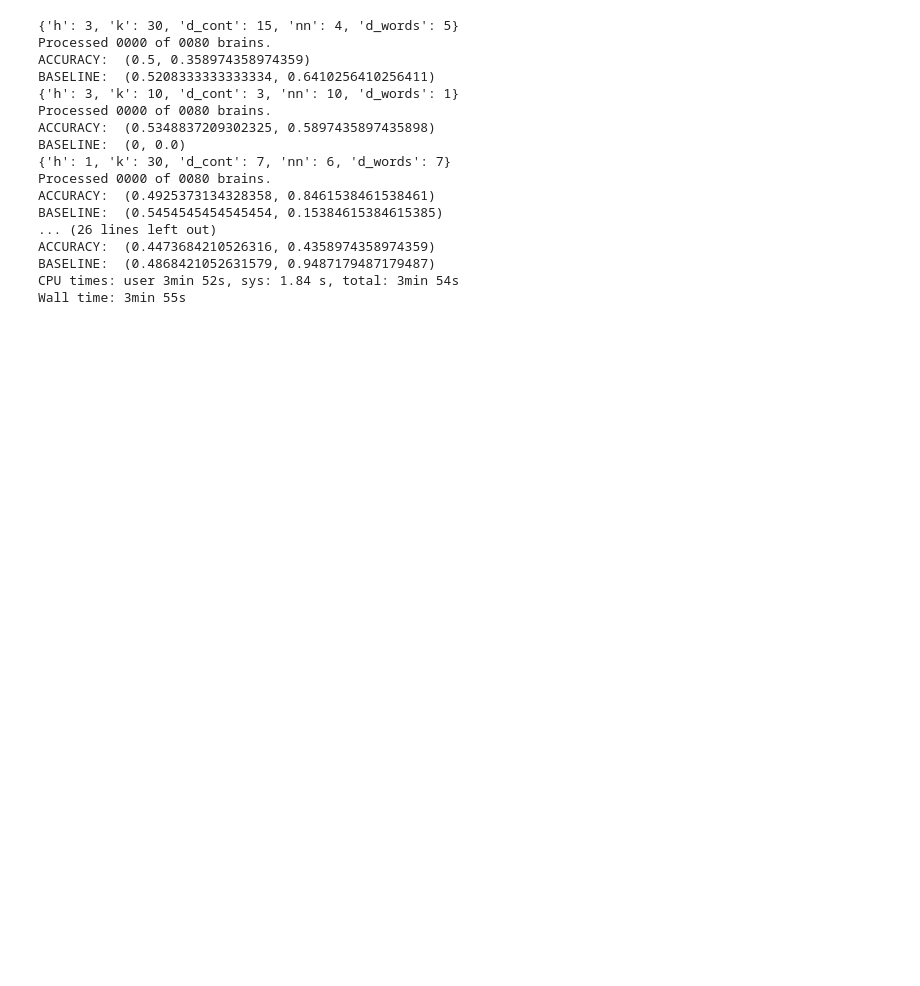
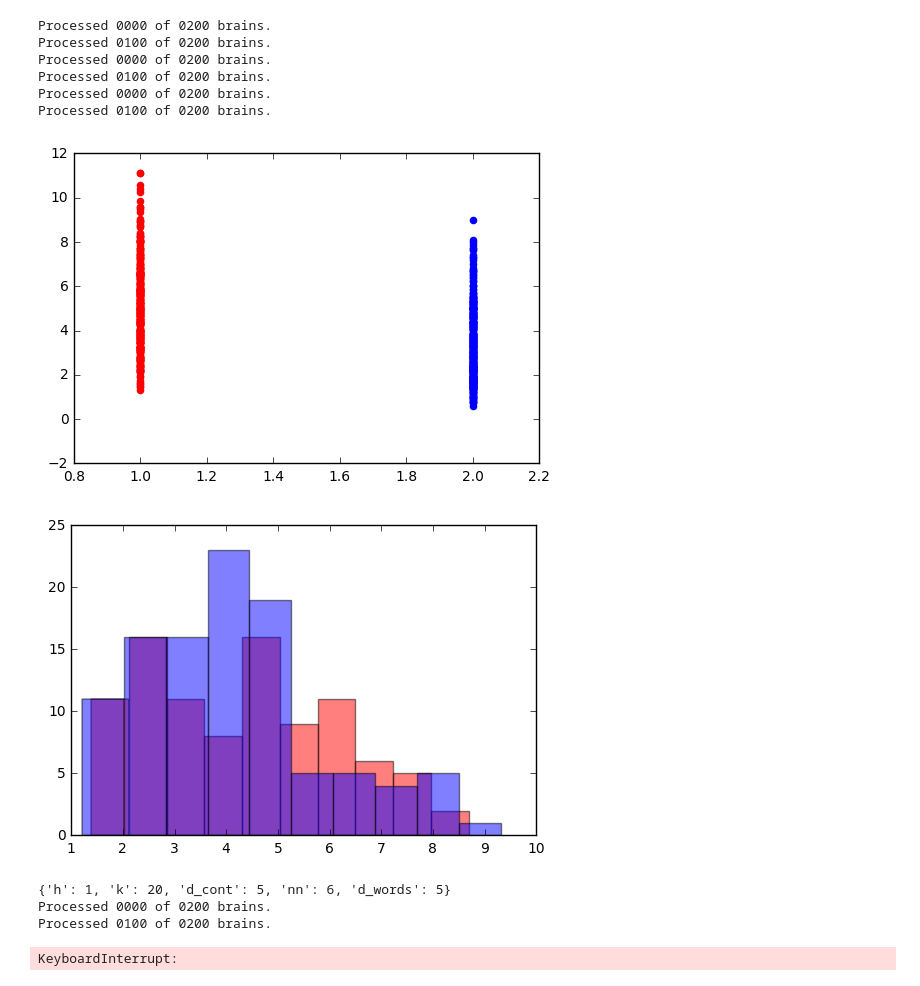
Before and after one commit to rmarren1/jhu-projects, a Jupyter notebook: notes/Sandbox.ipynb, the cells around one changed output. Saved outputs shown, nothing was run; the diff lists cells and outputs as text; code cells hidden in the pictures; blank space fills up the shorter version.

```diff
--- a/notes/Sandbox.ipynb
+++ b/notes/Sandbox.ipynb
@@ -60,3 +145,33 @@ Wall time: 85.3 ms
+# %%
+corr_tu = cd.run_function(basic.correl, D['tune'])
+ap_tu = cd.run_function(sim.ap, corr_tu)
+bl_tu = cd.run_function(sim.blocked, ap_tu)
+tp = 0
+fp = 0
+tn = 0
+fn = 0
+thing = sum_a - sum_c
+thing[thing < .01] = 0
+thing=thing * 10
+thing = np.power(thing, 5)
+evidence_a = map(lambda x: np.sum(x * (thing)),bl_a)
+evidence_c = map(lambda x: np.sum(x * (thing)),bl_c)
+plt.scatter([1] * len(evidence_a), evidence_a, color='red')
+plt.scatter([2] * len(evidence_c), evidence_c, color='blue')
+plt.show()
+evidence_tu = np.array(map(lambda x: np.sum(x * (thing)), bl_tu))
+plt.hist(evidence_tu[L['tune'] == 1], color='red', alpha = .5)
+plt.hist(evidence_tu[L['tune'] == 2], color='blue', alpha = .5)
+plt.show()
+# %% [output]
+Processed 0000 of 0200 brains.
+Processed 0100 of 0200 brains.
+Processed 0000 of 0200 brains.
+Processed 0100 of 0200 brains.
+Processed 0000 of 0200 brains.
+Processed 0100 of 0200 brains.
+[figure, added]
+[figure, added]
 # %%
 %%time
 k_params = [10, 20, 30]
@@ -66,7 +181,7 @@ d_words_params = [8, 6, 4]
 nn_params = [4, 6, 10, 14]
 outputs = []
 outputs2 = []
-for i in range(10):
+for i in range(1):
     i1, i2, i3, i4, i5 = np.random.randint(0, 3, 5)
     h = h_params[i1]
     k = k_params[i2]
@@ -88,23 +203,10 @@ for i in range(10):
     outputs2.append(out2)
     outputs.append(out)
 # %% [output]
-{'h': 3, 'k': 30, 'd_cont': 15, 'nn': 4, 'd_words': 5}
-Processed 0000 of 0080 brains.
-ACCURACY:  (0.5, 0.358974358974359)
-BASELINE:  (0.5208333333333334, 0.6410256410256411)
-{'h': 3, 'k': 10, 'd_cont': 3, 'nn': 10, 'd_words': 1}
-Processed 0000 of 0080 brains.
-ACCURACY:  (0.5348837209302325, 0.5897435897435898)
-BASELINE:  (0, 0.0)
-{'h': 1, 'k': 30, 'd_cont': 7, 'nn': 6, 'd_words': 7}
-Processed 0000 of 0080 brains.
-ACCURACY:  (0.4925373134328358, 0.8461538461538461)
-BASELINE:  (0.5454545454545454, 0.15384615384615385)
-... (26 lines left out)
-ACCURACY:  (0.4473684210526316, 0.4358974358974359)
-BASELINE:  (0.4868421052631579, 0.9487179487179487)
-CPU times: user 3min 52s, sys: 1.84 s, total: 3min 54s
-Wall time: 3min 55s
+{'h': 1, 'k': 20, 'd_cont': 5, 'nn': 6, 'd_words': 5}
+Processed 0000 of 0200 brains.
+Processed 0100 of 0200 brains.
+KeyboardInterrupt:
 # %%
 import matplotlib.pyplot as plt
 roc, models = zip(*outputs)
```
Also changed, not shown: parts of 8 cells of this notebook, 19 other files.
